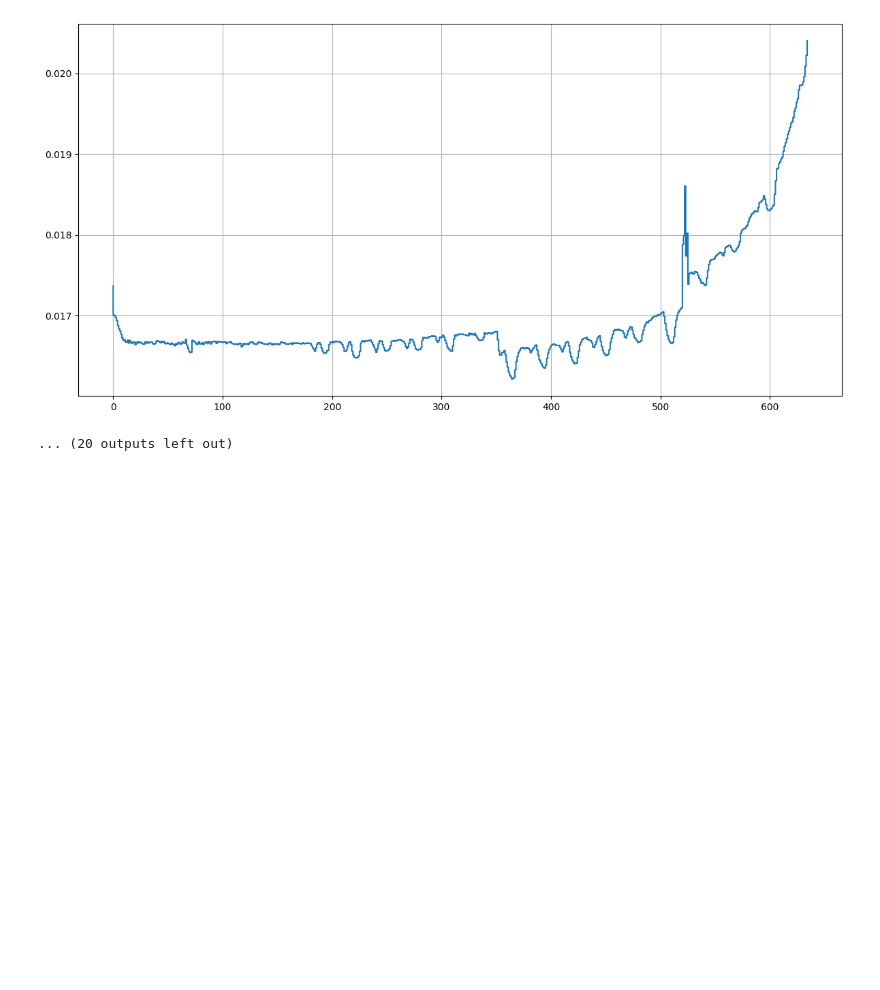
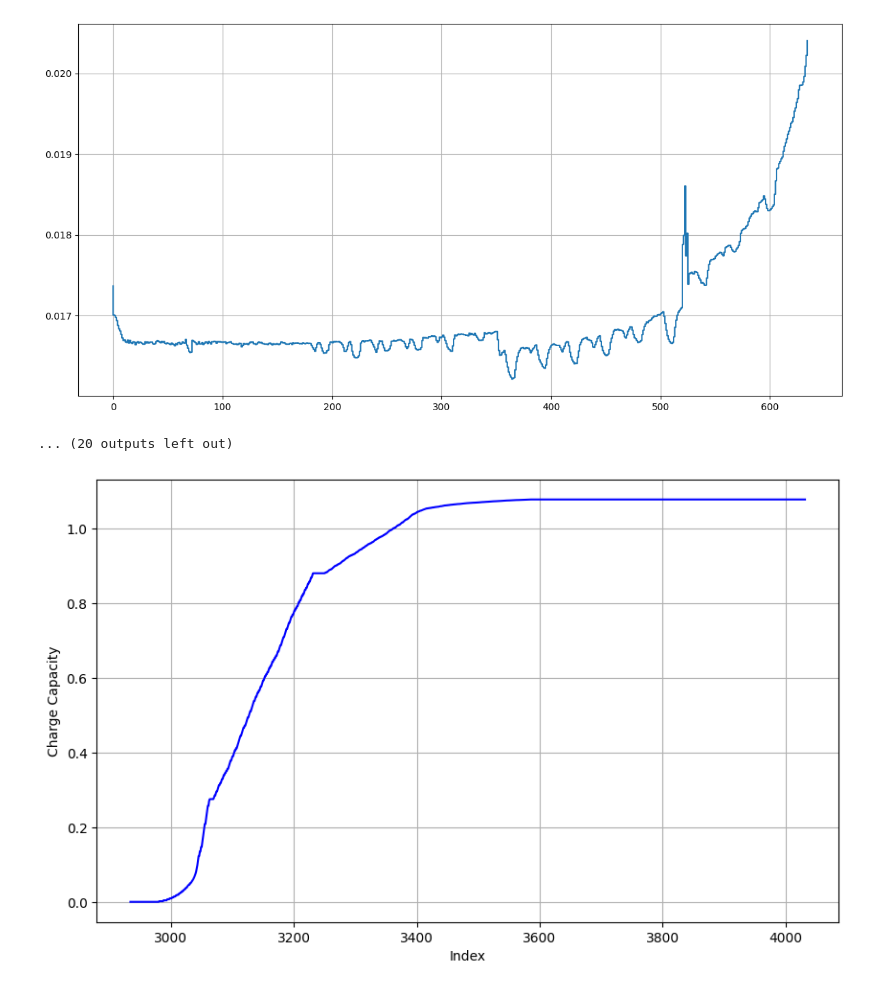
Before and after one commit to SalimMabed/PHM-Batteries, a Jupyter notebook: plot_data.ipynb, the cells around one changed output. Drawn from its saved outputs; the diff is of its cells as text; code cells hidden in the pictures; blank space fills up the shorter version.

```diff
--- a/plot_data.ipynb
+++ b/plot_data.ipynb
@@ -170,3 +170,24 @@ for csv_file in csv_files:
 2017-05-12_4_8C-80per_4_8C_CH10.csv
 [figure]
 ... (20 outputs left out)
+# %%
+
+import pandas as pd
+import matplotlib.pyplot as plt
+
+file_path = 'C:\\Users\\pc\\Downloads\\2017-05-12_8C-25per_3_6C_CH45.csv'
+df = pd.read_csv(file_path)
+
+# Filtre les lignes où Cycle_Index == 4
+df_filtered = df[df['Cycle_Index'] ==   1]
+
+# Trace le graphe de 'Charge_Capacity' par rapport à l'indice de la ligne
+plt.figure(figsize=(10, 6))
+plt.plot(df_filtered.index, df_filtered['Charge_Capacity'],  linestyle='-', color='b')
+
+plt.xlabel('Index')
+plt.ylabel('Charge Capacity')
+plt.grid(True)
+plt.show()
+# %% [output]
+[figure, added]
```
